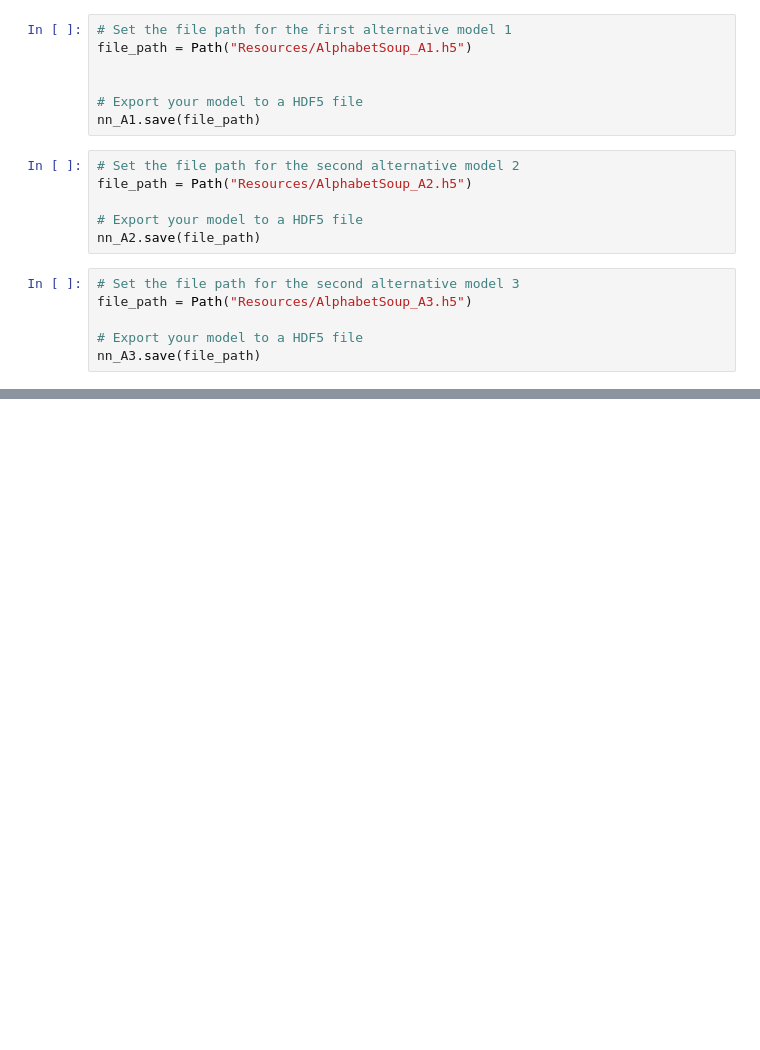
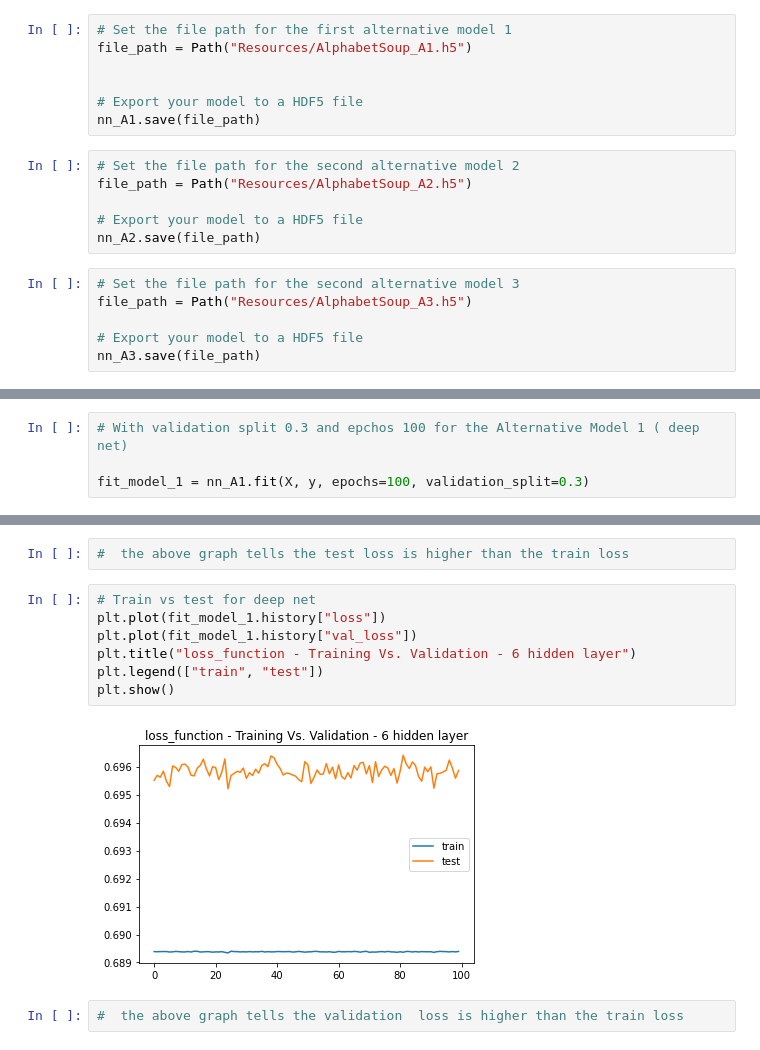
Before and after one commit to godifay/Alphabet-Soup-funding-, a Jupyter notebook: Starter_Code 13/GC_venture_funding_with_deep_learning.ipynb, the cells around one changed output, grey strips where cells are left out. Cells and saved outputs as stored; diff of their text form; blank space fills up the shorter version.

```diff
--- a/Starter_Code 13/GC_venture_funding_with_deep_learning.ipynb
+++ b/Starter_Code 13/GC_venture_funding_with_deep_learning.ipynb
@@ -1003,0 +1038,4 @@ nn_A3.save(file_path)
+# %%
+# With validation split 0.3 and epchos 100 for the Alternative Model 1 ( deep net)
+
+fit_model_1 = nn_A1.fit(X, y, epochs=100, validation_split=0.3)
@@ -1003,0 +1069,13 @@ nn_A3.save(file_path)
+# %%
+#  the above graph tells the test loss is higher than the train loss
+# %%
+# Train vs test for deep net
+plt.plot(fit_model_1.history["loss"])
+plt.plot(fit_model_1.history["val_loss"])
+plt.title("loss_function - Training Vs. Validation - 6 hidden layer")
+plt.legend(["train", "test"])
+plt.show()
+# %% [output]
+[figure, added]
+# %%
+#  the above graph tells the validation  loss is higher than the train loss
```
Also changed, not shown: parts of 25 cells of this notebook, 7 other files.
